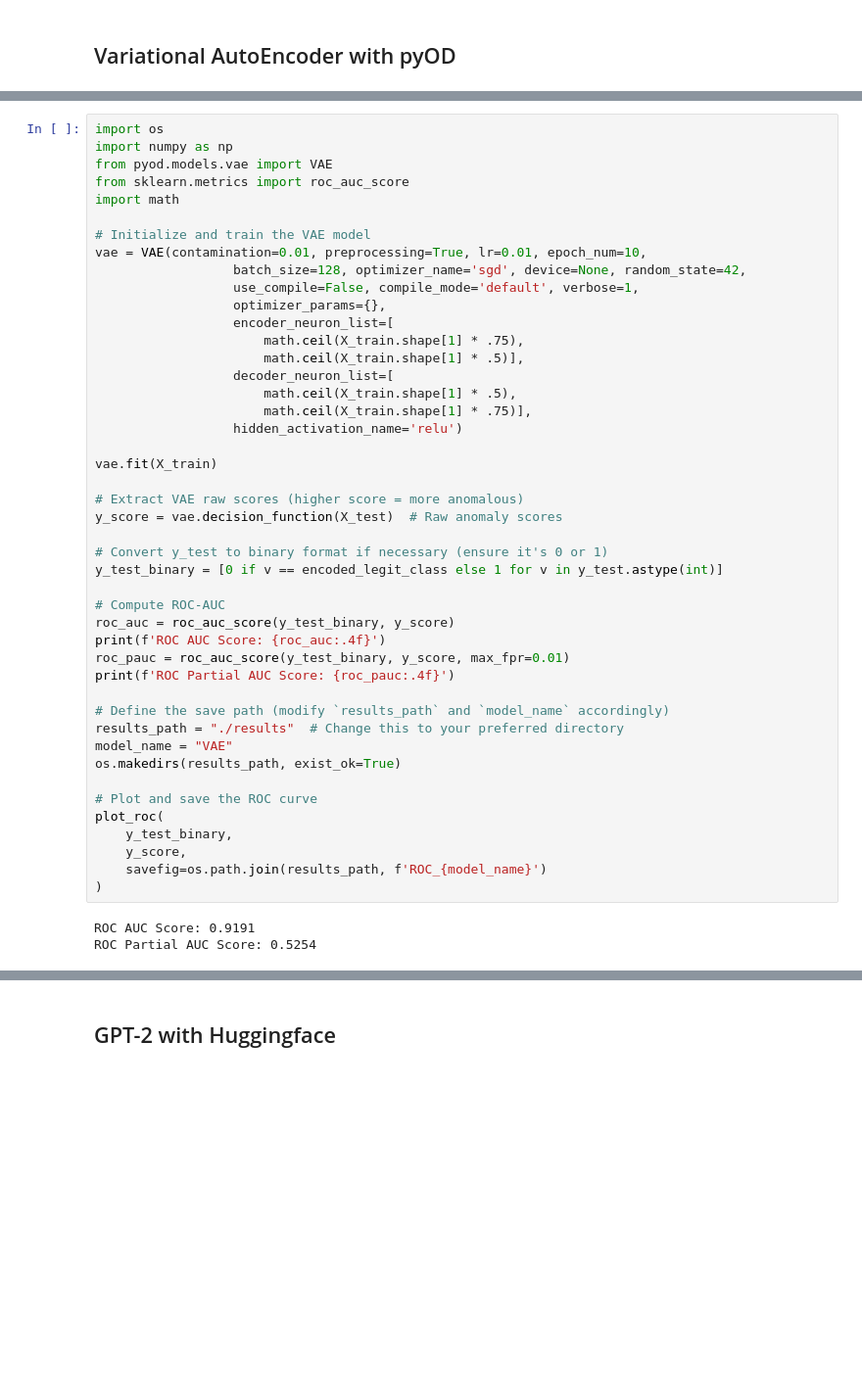
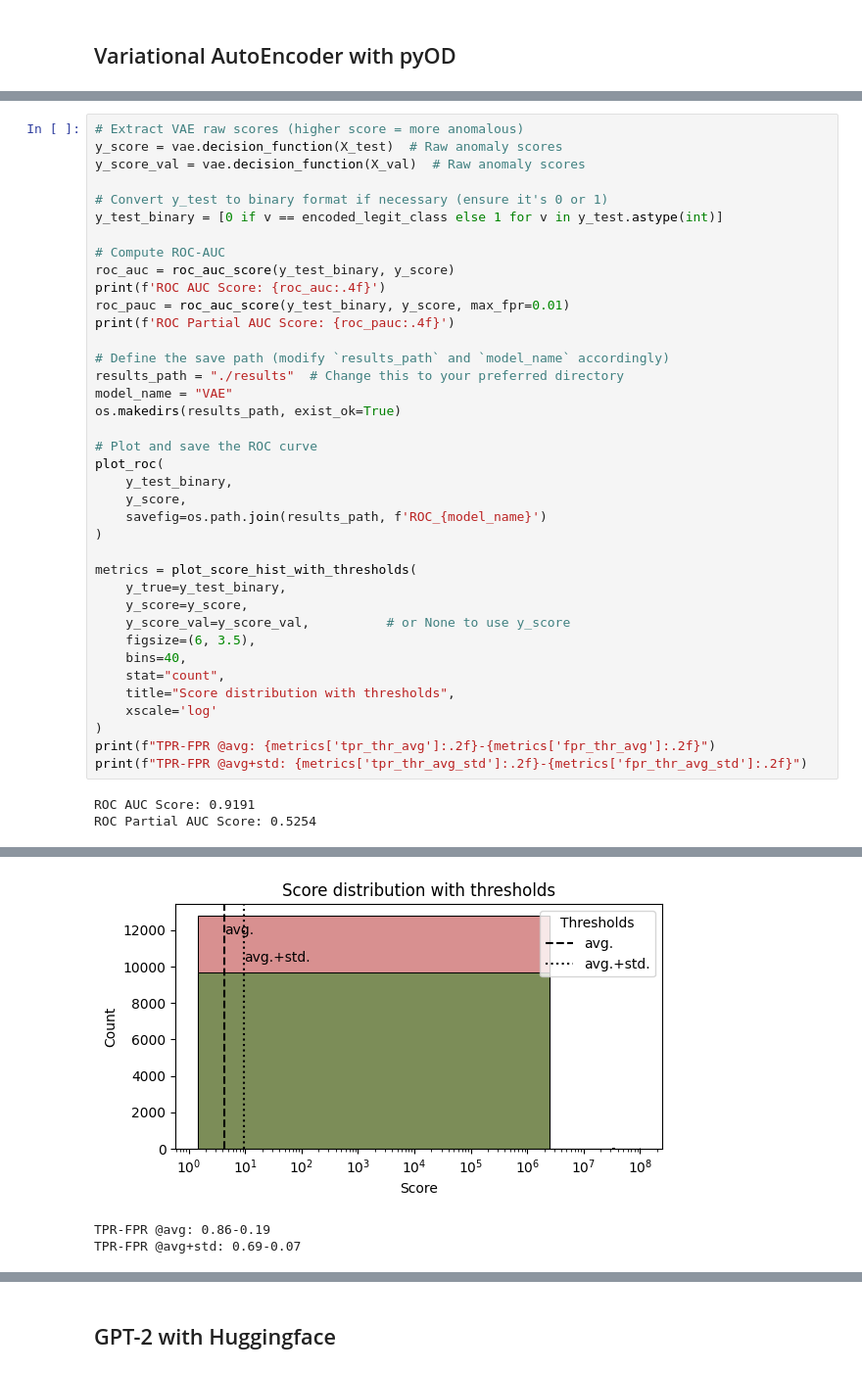
Before and after one commit to jmpr0/practical-nids, a Jupyter notebook: 01_anomaly_detection.ipynb, the cells around one changed output, grey strips where cells are left out. Shown at 98% size. Drawn from its saved outputs; the diff is of its cells as text; blank space fills up the shorter version.

```diff
--- a/01_anomaly_detection.ipynb
+++ b/01_anomaly_detection.ipynb
@@ -915,49 +445,45 @@ ROC Partial AUC Score: 0.7345
 # %%
-import os
-import numpy as np
-from pyod.models.vae import VAE
-from sklearn.metrics import roc_auc_score
-import math
-
-# Initialize and train the VAE model
-vae = VAE(contamination=0.01, preprocessing=True, lr=0.01, epoch_num=10,
-                  batch_size=128, optimizer_name='sgd', device=None, random_state=42,
-                  use_compile=False, compile_mode='default', verbose=1,
-                  optimizer_params={},
-                  encoder_neuron_list=[
-                      math.ceil(X_train.shape[1] * .75),
-                      math.ceil(X_train.shape[1] * .5)],
-                  decoder_neuron_list=[
-                      math.ceil(X_train.shape[1] * .5),
-                      math.ceil(X_train.shape[1] * .75)],
-                  hidden_activation_name='relu')
-
-vae.fit(X_train)
-
 # Extract VAE raw scores (higher score = more anomalous)
 y_score = vae.decision_function(X_test)  # Raw anomaly scores
+y_score_val = vae.decision_function(X_val)  # Raw anomaly scores
 
 # Convert y_test to binary format if necessary (ensure it's 0 or 1)
 y_test_binary = [0 if v == encoded_legit_class else 1 for v in y_test.astype(int)]
 
 # Compute ROC-AUC
 roc_auc = roc_auc_score(y_test_binary, y_score)
 print(f'ROC AUC Score: {roc_auc:.4f}')
 roc_pauc = roc_auc_score(y_test_binary, y_score, max_fpr=0.01)
 print(f'ROC Partial AUC Score: {roc_pauc:.4f}')
 
 # Define the save path (modify `results_path` and `model_name` accordingly)
 results_path = "./results"  # Change this to your preferred directory
 model_name = "VAE"
 os.makedirs(results_path, exist_ok=True)
 
 # Plot and save the ROC curve
 plot_roc(
     y_test_binary,
     y_score,
     savefig=os.path.join(results_path, f'ROC_{model_name}')
 )
+
+metrics = plot_score_hist_with_thresholds(
+    y_true=y_test_binary,
+    y_score=y_score,
+    y_score_val=y_score_val,          # or None to use y_score
+    figsize=(6, 3.5),
+    bins=40,
+    stat="count",
+    title="Score distribution with thresholds",
+    xscale='log'
+)
+print(f"TPR-FPR @avg: {metrics['tpr_thr_avg']:.2f}-{metrics['fpr_thr_avg']:.2f}")
+print(f"TPR-FPR @avg+std: {metrics['tpr_thr_avg_std']:.2f}-{metrics['fpr_thr_avg_std']:.2f}")
 # %% [output]
 ROC AUC Score: 0.9191
 ROC Partial AUC Score: 0.5254
 [figure]
+[figure, added]
+TPR-FPR @avg: 0.86-0.19
+TPR-FPR @avg+std: 0.69-0.07
```
Also changed, not shown: parts of 76 cells of this notebook, 7 other files.
